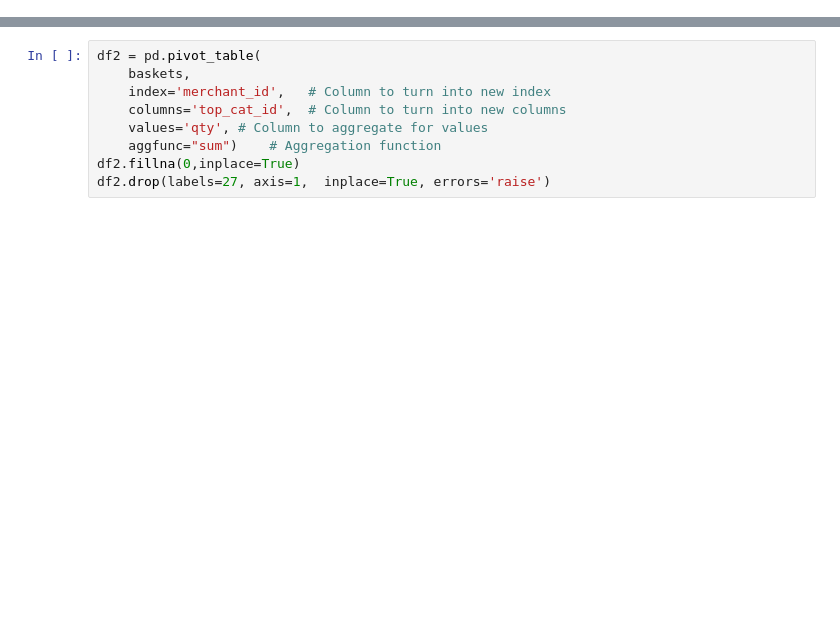
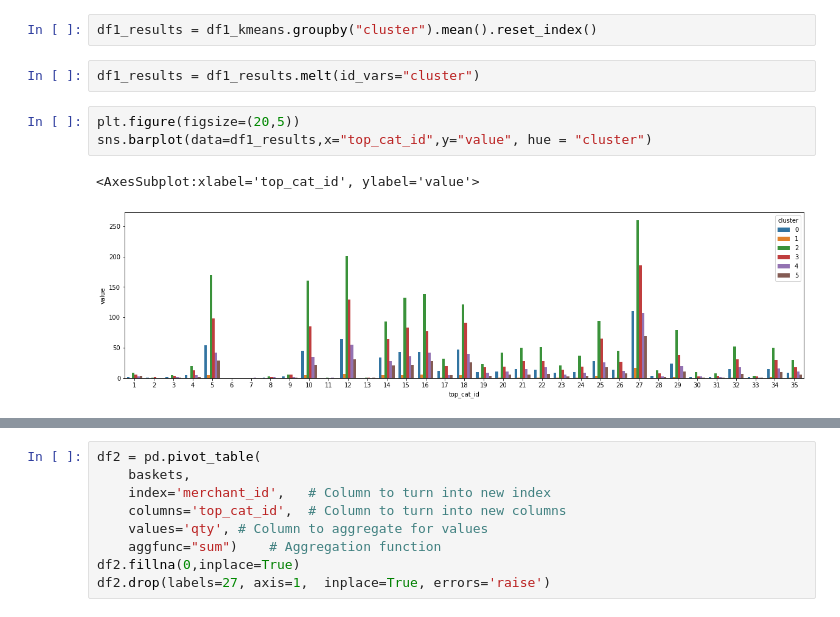
Before and after one commit to yingli/datasciencelifecycle, a Jupyter notebook: sample_code/NB10.ipynb, the cells around one changed output, grey strips where cells are left out. Saved outputs shown, nothing was run; the diff lists cells and outputs as text; blank space fills up the shorter version.

```diff
--- a/sample_code/NB10.ipynb
+++ b/sample_code/NB10.ipynb
@@ -212,3 +82,13 @@ cluster
 4      4
 5     66
 dtype: int64
+# %%
+df1_results = df1_kmeans.groupby("cluster").mean().reset_index()
+# %%
+df1_results = df1_results.melt(id_vars="cluster")
+# %%
+plt.figure(figsize=(20,5))
+sns.barplot(data=df1_results,x="top_cat_id",y="value", hue = "cluster")
+# %% [output]
+<AxesSubplot:xlabel='top_cat_id', ylabel='value'>
+[figure, added]
```
Also changed, not shown: parts of 29 cells of this notebook, 1 other file.
